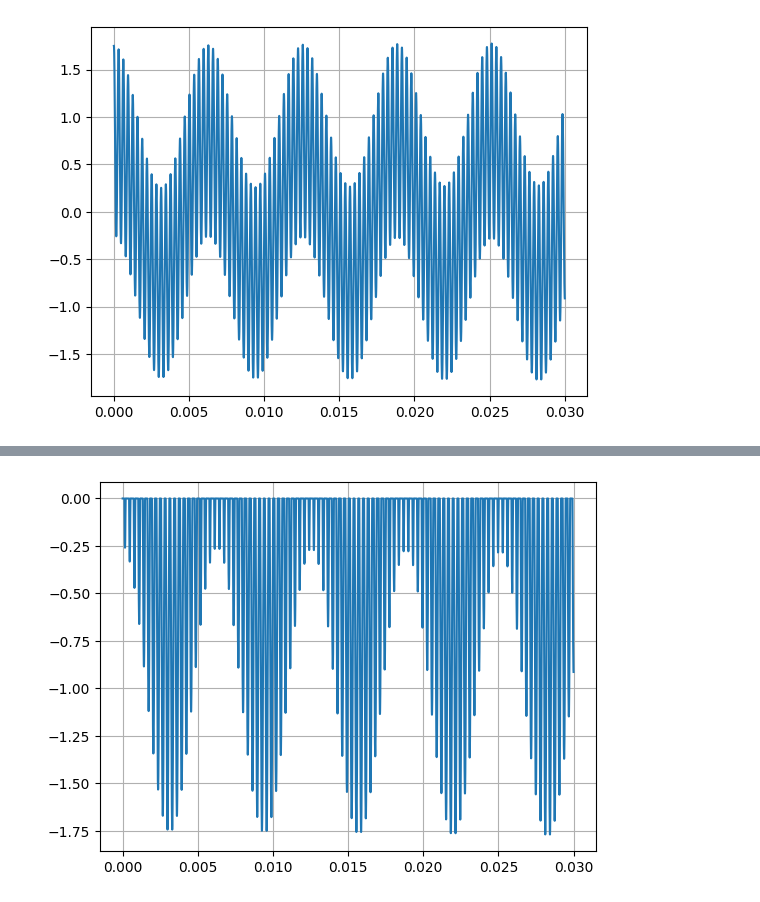
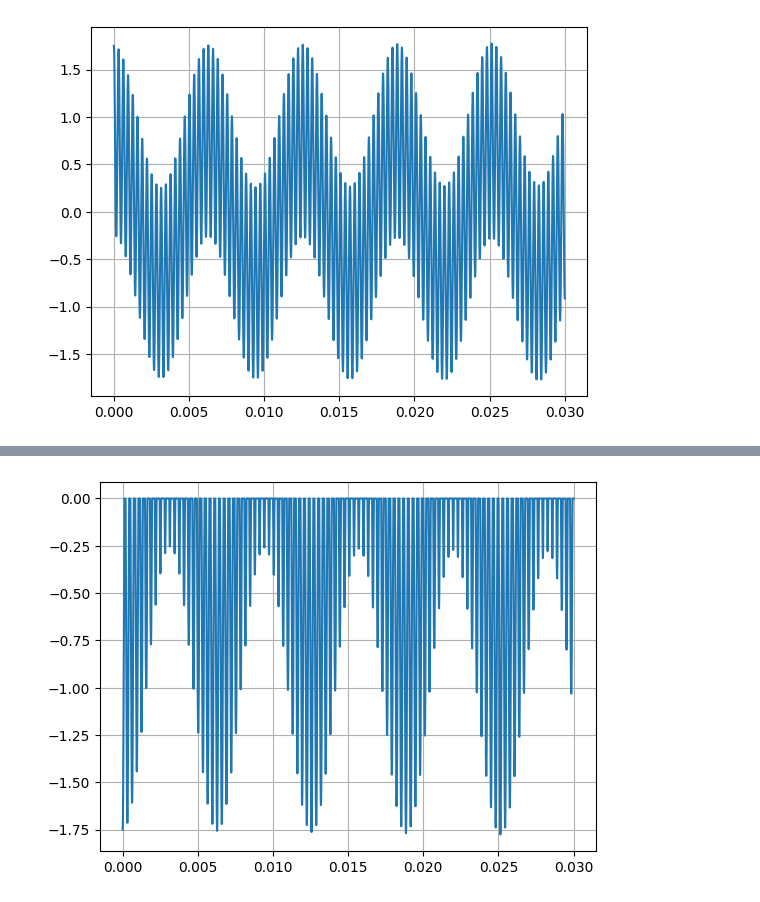
Before and after one commit to toohbias/W-Seminar, a Jupyter notebook: Modell_AM_Modulation_Demodulation.ipynb, the cells around one changed output, grey strips where cells are left out. Saved outputs shown, nothing was run; the diff lists cells and outputs as text; code cells hidden in the pictures.

```diff
--- a/Modell_AM_Modulation_Demodulation.ipynb
+++ b/Modell_AM_Modulation_Demodulation.ipynb
@@ -157,11 +167,14 @@ plt.show()
 # %%
 for y in range(len(t)):
-  # Abschneiden der oberen Halbwelle (Abschneiden der unteren Halbwelle und Inversion der Spannung)
-  if U_C_zf_arr[y] > 0:
+  # Abschneiden der unteren Halbwelle
+  if U_C_zf_arr[y] < 0:
     U_C_zf_arr[y] = 0.0
+
+  # Inversion der Spannung
+  U_C_zf_arr[y] = -U_C_zf_arr[y]
 
 plt.plot(t, U_C_zf_arr)
 plt.grid(True)
 plt.show()
 # %% [output]
-[figure, old version]
+[figure, new version]
```
Also changed, not shown: parts of 15 cells of this notebook.
